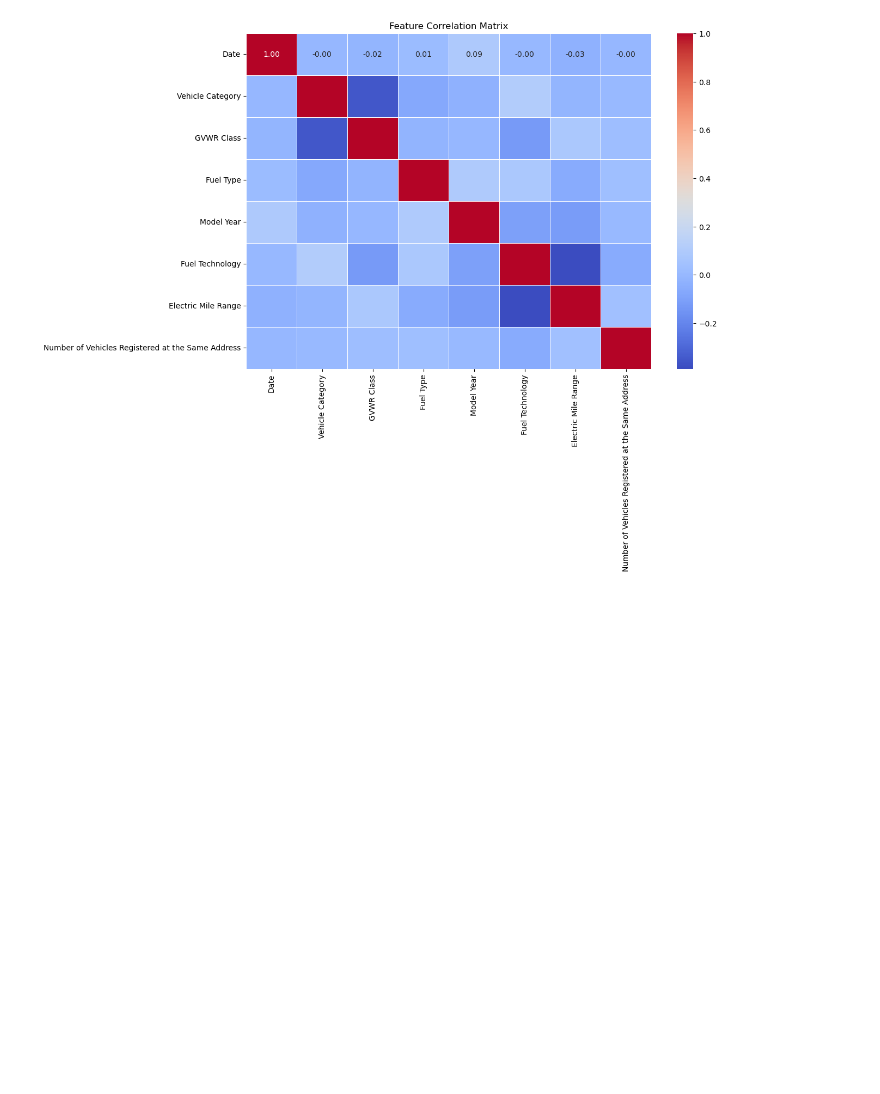
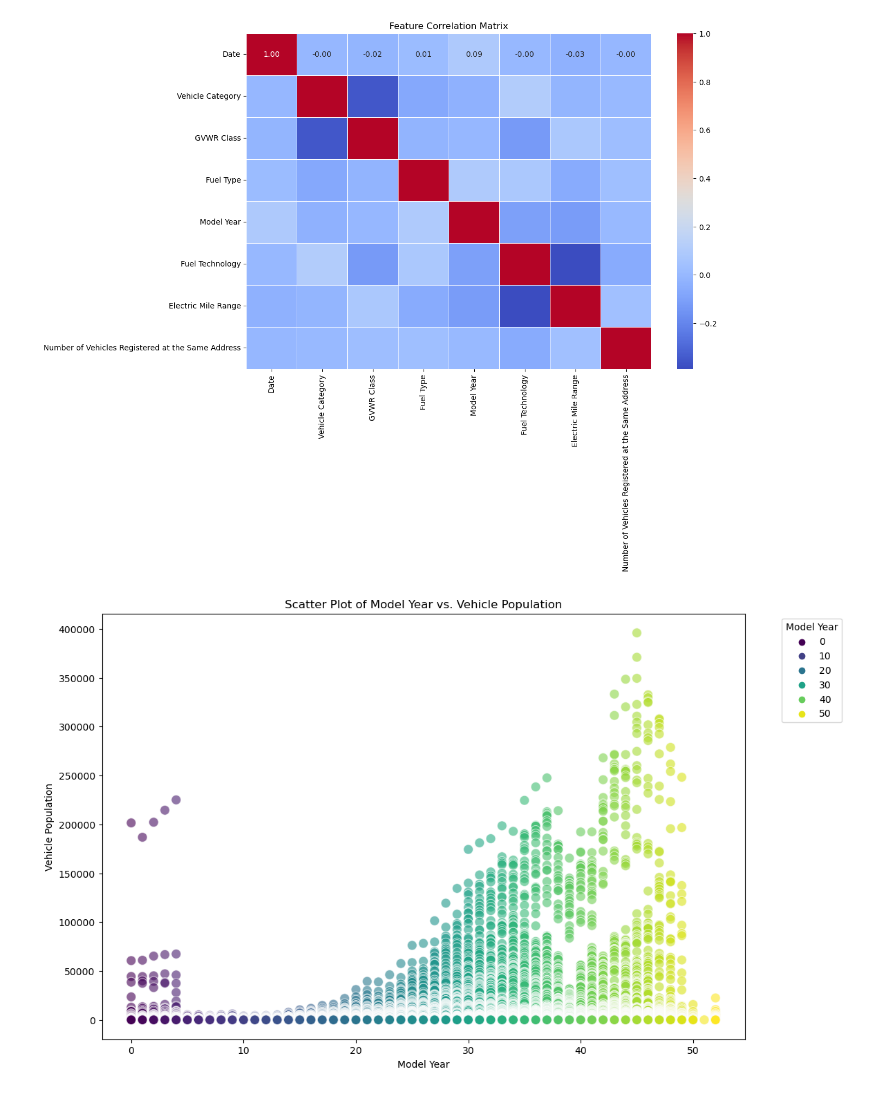
Before and after one commit to hiitsmocha/rice-datathon-2025, a Jupyter notebook: NeuralNetwork.ipynb, the cells around one changed output. Drawn from its saved outputs; the diff is of its cells as text; code cells hidden in the pictures; blank space fills up the shorter version.

Commit message:
Add the plot of each feature vs. The vehicle population

```diff
--- a/NeuralNetwork.ipynb
+++ b/NeuralNetwork.ipynb
@@ -424,3 +424,21 @@ plt.title('Feature Correlation Matrix')
 plt.show()
 # %% [output]
 [figure]
+# %%
+import seaborn as sns
+import matplotlib.pyplot as plt
+
+# Assuming 'Vehicle Population' is the target variable and 'Categorical Feature' is the feature you want to plot
+categorical_feature = 'Model Year'  # Replace with your actual categorical feature name
+vehicle_population = 'Vehicle Population'  # Replace with your actual vehicle population column name
+
+# Create a scatter plot
+plt.figure(figsize=(12, 8))
+sns.scatterplot(data = df_train,  x = categorical_feature, y = vehicle_population, hue = categorical_feature, palette='viridis', s=100, alpha=0.6, edgecolor='w')
+plt.title(f'Scatter Plot of {categorical_feature} vs. {vehicle_population}')
+plt.xlabel(categorical_feature)
+plt.ylabel(vehicle_population)
+plt.legend(title=categorical_feature, bbox_to_anchor=(1.05, 1), loc='upper left')
+plt.show()
+# %% [output]
+[figure, added]
```
Also changed, not shown: parts of 1 cell of this notebook.
